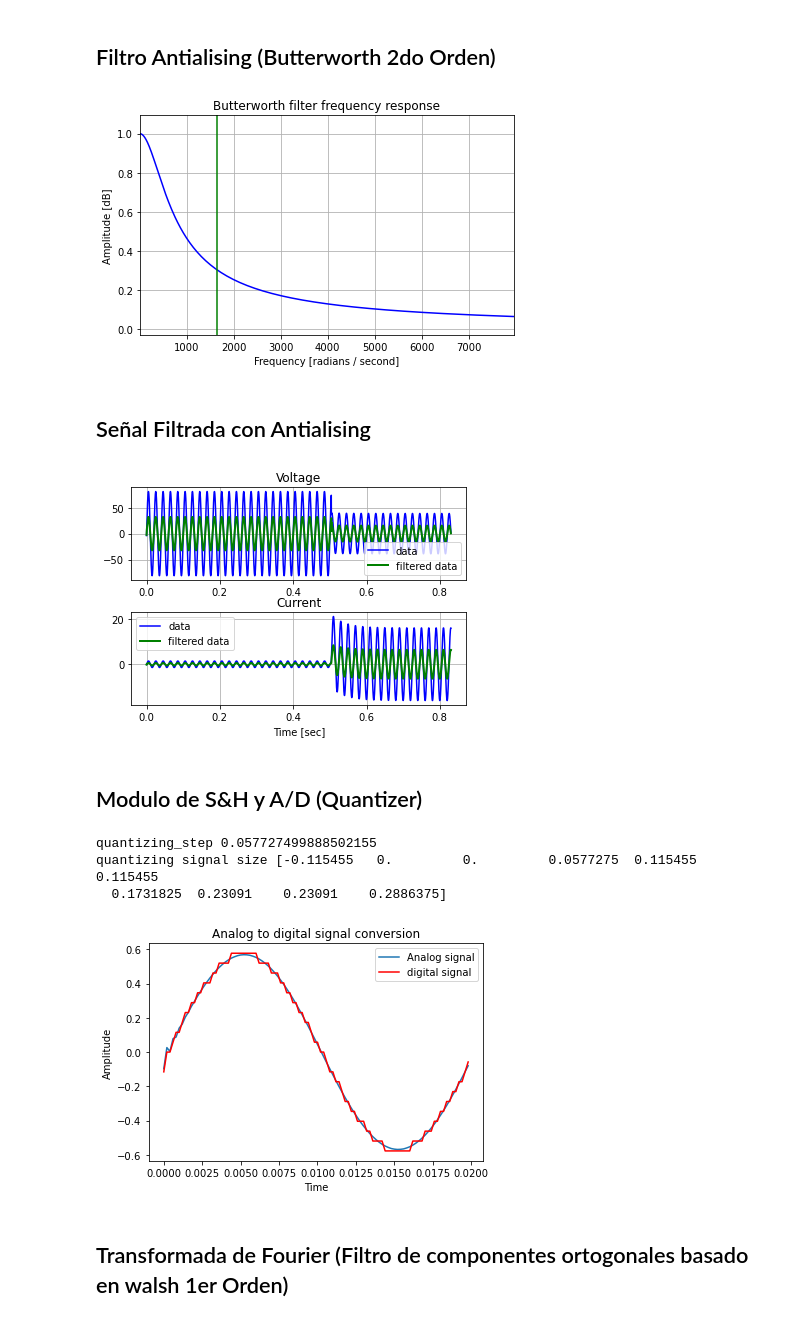
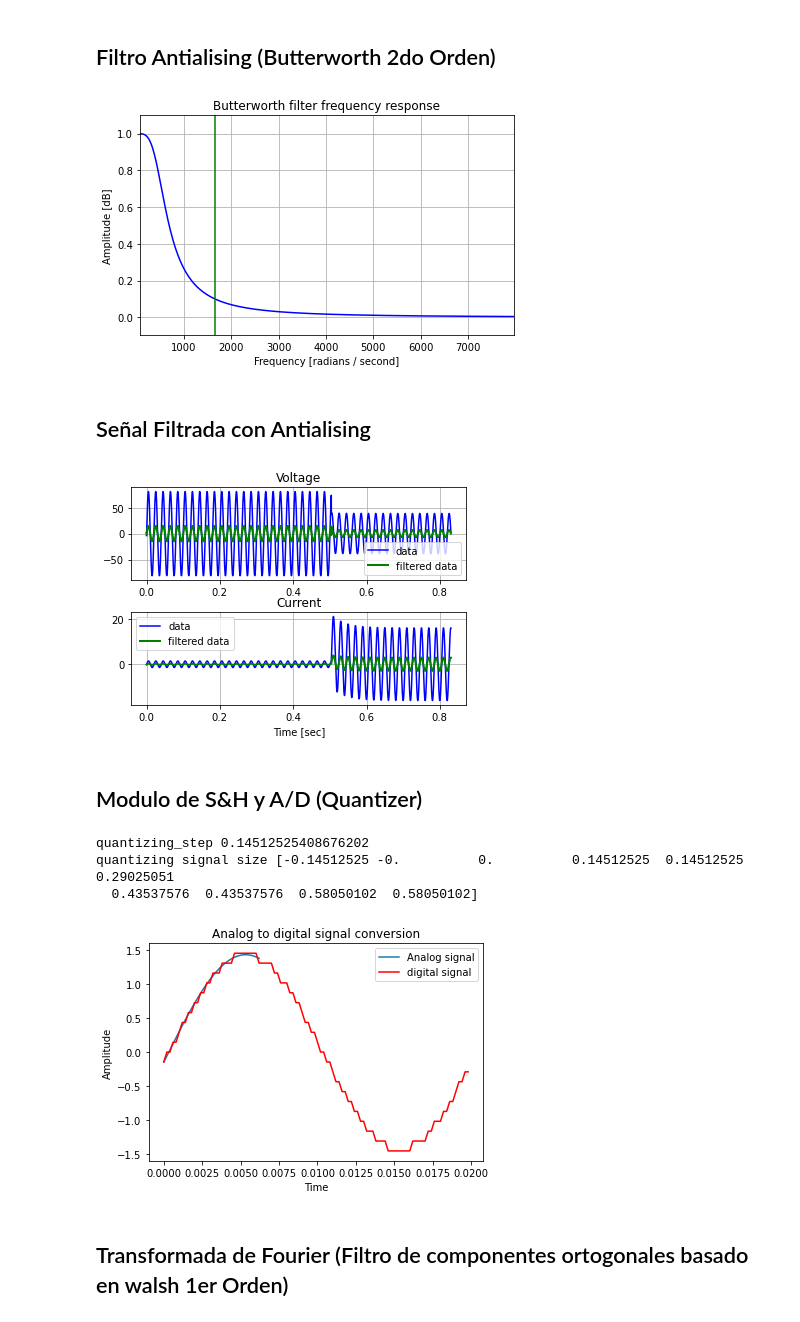
Before and after one commit to andresenrique08/Virtual_Relay_Course, a Jupyter notebook: Pruebitas_notebook.ipynb, the cells around one changed output. Saved outputs shown, nothing was run; the diff lists cells and outputs as text; code cells hidden in the pictures.

```diff
--- a/Pruebitas_notebook.ipynb
+++ b/Pruebitas_notebook.ipynb
@@ -52,34 +79,34 @@ Sampling rate is 5000 samples/sec.
 # %%
 # Defining methods for the filter
 def butter_lowpass(cutoff, fs, order):
     nyq = fs/2
     normal_cutoff = cutoff/nyq
     b,a = signal.butter(order, normal_cutoff, 'low', analog=True)
     return b,a
 
 fk=50
 # fs = np.ceil(1/cutoff * comtradeObj['samp'][-1])
 fs = comtradeObj['samp'][-1]
 cutoff = (fs-fk)/3
 # fs = comtradeObj['samp'][-1]/50
-order = 1
+order = 2
 b,a = butter_lowpass(cutoff, fs, order)
 # b,a = signal.butter(order, cutoff, 'low', analog=True)
 
 w, h = signal.freqs(b, a)
 # fig, (ax1, ax2) = plt.subplots(2, 1, sharex=True)
 # plt.subplot(2,1,1)
 plt.title('Butterworth filter frequency response')
 plt.plot(0.5*fs*w/np.pi, np.abs(h), 'b')
 # plt.semilogx(0.5*fs*w/np.pi, 20 * np.log10(abs(h)))
 plt.xlabel('Frequency [radians / second]')
 plt.ylabel('Amplitude [dB]')
 plt.margins(0, 0.1)
 plt.grid(which='both', axis='both')
 plt.axvline(cutoff, color='green') # cutoff frequency
 plt.tight_layout()
 # %% [output]
-[figure, old version]
+[figure, new version]
 # %% [markdown]
 ## Señal Filtrada con Antialising
 # %%
@@ -108,32 +135,26 @@ plt.legend()
 plt.subplots_adjust(hspace=0.35)
 plt.show()
 # %% [output]
-[figure, old version]
+[figure, new version]
 # %% [markdown]
 ## Modulo de S&H y A/D (Quantizer)
 # %%
 # Quantizer - S&H and ADC
-time_of_view        = time[-1]
-sampling_rate_cycle = 2
-sampling_rate       = sampling_rate_cycle*fk; # Hz
-sampling_period     = 1 / sampling_rate; # s
-sample_number       = np.int(np.round(time_of_view / sampling_period))
-sampling_time       = np.linspace (0, time_of_view, sample_number)
 
 quantizing_bits     = 8
 quantizing_levels   = 2 ** quantizing_bits
-quantizing_step     = (np.max(IA_Filtered)-np.min(IA_Filtered)) / quantizing_levels
+quantizing_step     = (np.max(Current_A)-np.min(Current_A)) / quantizing_levels
 #quantizing_step     = 2
 print('quantizing_step', quantizing_step)
 
-quantizing_signal   = np.round (IA_Filtered / quantizing_step) * quantizing_step;
+quantizing_signal   = np.round (Current_A / quantizing_step) * quantizing_step;
 print('quantizing signal size', quantizing_signal[0:10])
 
 fig = plt.figure ()
-plt.plot (time[0:100],  IA_Filtered[0:100],label='Analog signal'  );
+plt.plot (time[0:N1],  Current_A[0:N1],label='Analog signal'  );
 #plt.stem (sampling_time, sampling_signal);
 #plt.stem (time[0:50], quantizing_signal[0:50], linefmt='r-', markerfmt='rs', basefmt='r-');
-plt.plot(time[0:100], quantizing_signal[0:100], 'r-',label='digital signal')
+plt.plot(time[0:N], quantizing_signal[0:N], 'r-',label='digital signal')
 plt.title("Analog to digital signal conversion")
 plt.xlabel("Time")
 plt.ylabel("Amplitude")
@@ -141,10 +162,10 @@ plt.legend()
 
 plt.show()
 # %% [output]
-quantizing_step 0.057727499888502155
-quantizing signal size [-0.115455   0.         0.         0.0577275  0.115455   0.115455
-  0.1731825  0.23091    0.23091    0.2886375]
+quantizing_step 0.14512525408676202
+quantizing signal size [-0.14512525 -0.          0.          0.14512525  0.14512525  0.29025051
+  0.43537576  0.43537576  0.58050102  0.58050102]
-[figure, old version]
+[figure, new version]
 # %% [markdown]
 ## Transformada de Fourier (Filtro de componentes ortogonales basado en walsh 1er Orden)
 # %%
```
Also changed, not shown: parts of 4 cells of this notebook, 1 other file.
